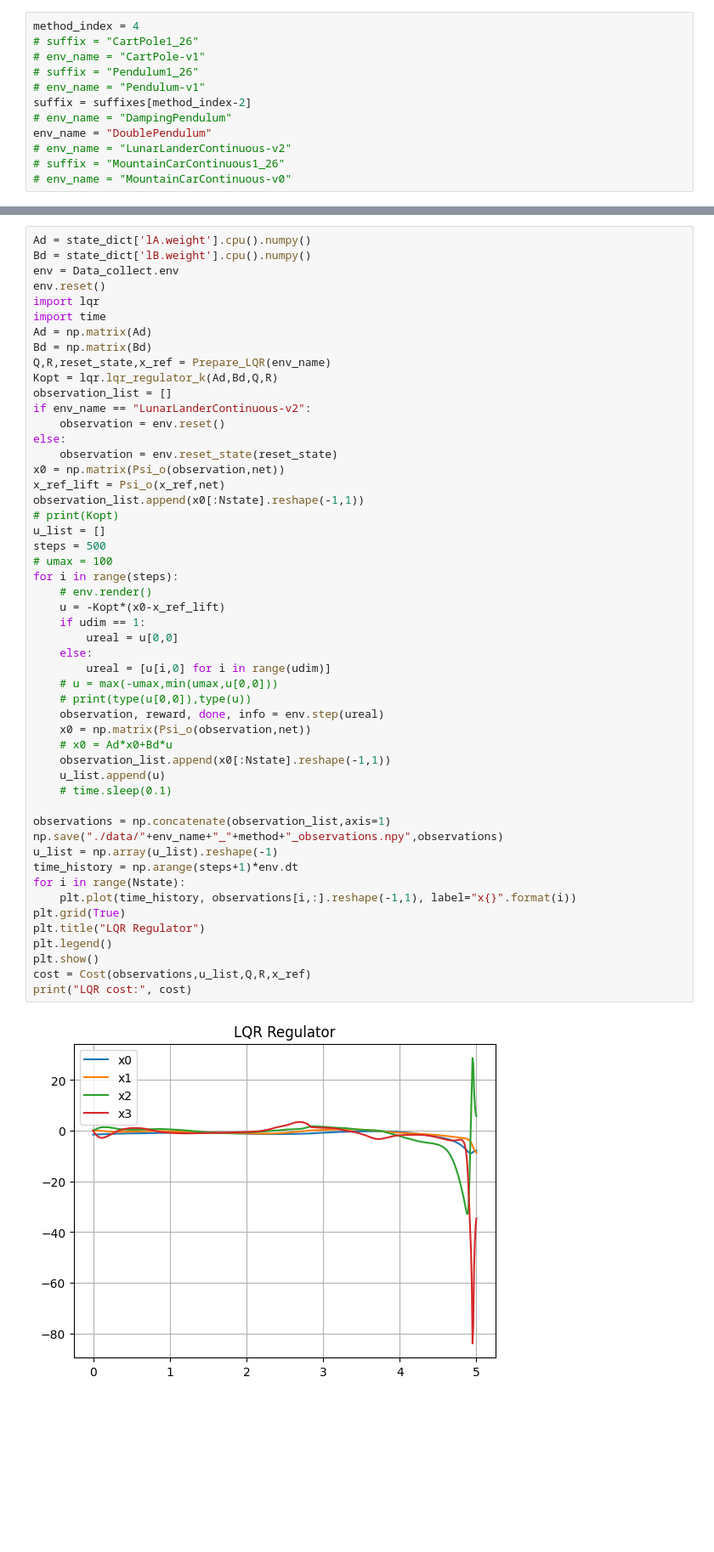
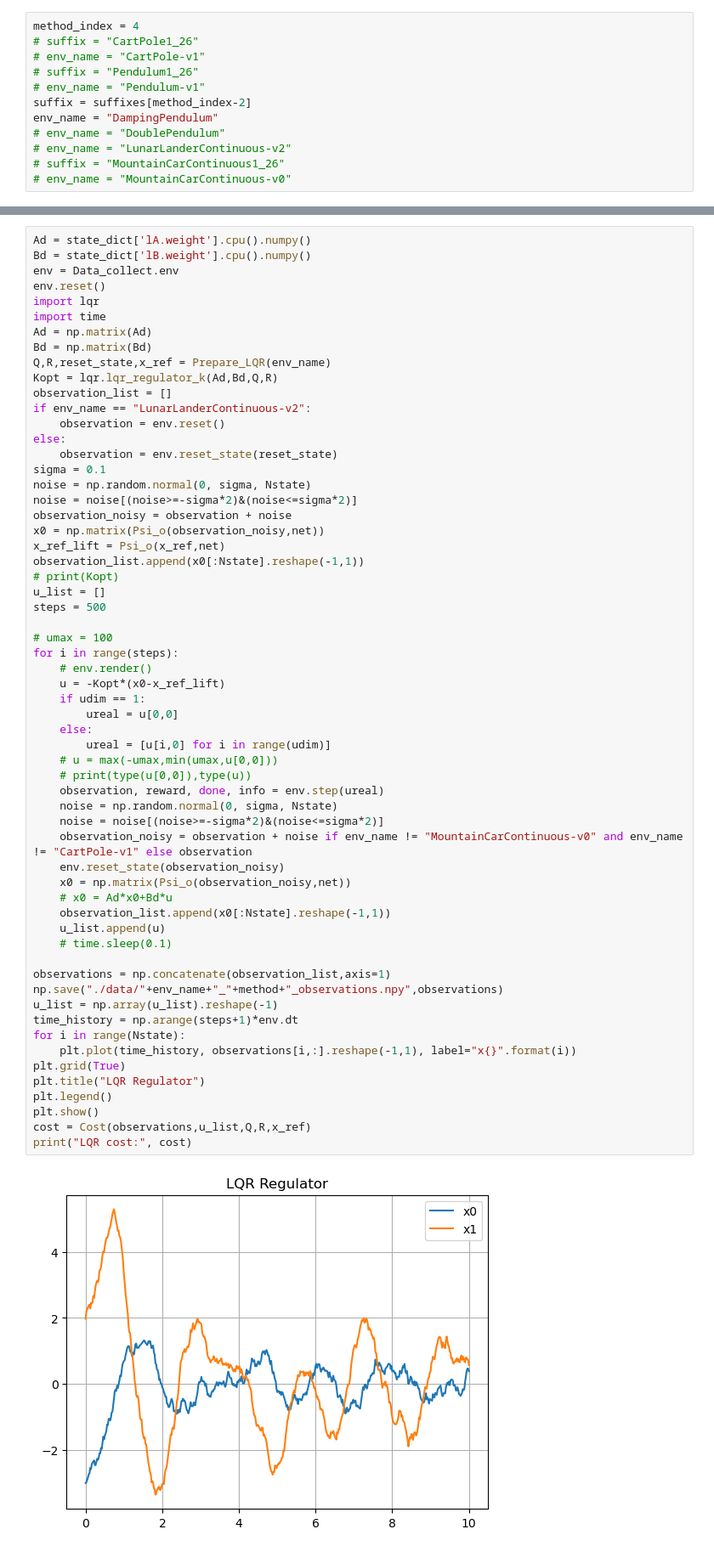
Before and after one commit to xyrrrrrrrr/RKVAE, a Jupyter notebook: control/Control_KoopmanU.ipynb, the cells around one changed output, grey strips where cells are left out. Shown at 85% size. Saved outputs shown, nothing was run; the diff lists cells and outputs as text; blank space fills up the shorter version.

```diff
--- a/control/Control_KoopmanU.ipynb
+++ b/control/Control_KoopmanU.ipynb
@@ -32,8 +32,8 @@ method_index = 4
 # suffix = "Pendulum1_26"
 # env_name = "Pendulum-v1"
 suffix = suffixes[method_index-2]
-# env_name = "DampingPendulum"
-env_name = "DoublePendulum"
+env_name = "DampingPendulum"
+# env_name = "DoublePendulum"
 # env_name = "LunarLanderContinuous-v2"
 # suffix = "MountainCarContinuous1_26"
 # env_name = "MountainCarContinuous-v0"
@@ -330,40 +330,49 @@ if env_name == "LunarLanderContinuous-v2":
     observation = env.reset()
 else:
     observation = env.reset_state(reset_state)
-x0 = np.matrix(Psi_o(observation,net))
+sigma = 0.1
+noise = np.random.normal(0, sigma, Nstate)
+noise = noise[(noise>=-sigma*2)&(noise<=sigma*2)]
+observation_noisy = observation + noise
+x0 = np.matrix(Psi_o(observation_noisy,net))
 x_ref_lift = Psi_o(x_ref,net)
 observation_list.append(x0[:Nstate].reshape(-1,1))
 # print(Kopt)
 u_list = []
 steps = 500
+
 # umax = 100
 for i in range(steps):
     # env.render()
     u = -Kopt*(x0-x_ref_lift)
     if udim == 1:
         ureal = u[0,0]
     else:
         ureal = [u[i,0] for i in range(udim)]
     # u = max(-umax,min(umax,u[0,0]))
     # print(type(u[0,0]),type(u))
     observation, reward, done, info = env.step(ureal)
-    x0 = np.matrix(Psi_o(observation,net))
+    noise = np.random.normal(0, sigma, Nstate)
+    noise = noise[(noise>=-sigma*2)&(noise<=sigma*2)]
+    observation_noisy = observation + noise if env_name != "MountainCarContinuous-v0" and env_name != "CartPole-v1" else observation
+    env.reset_state(observation_noisy)
+    x0 = np.matrix(Psi_o(observation_noisy,net))
     # x0 = Ad*x0+Bd*u
     observation_list.append(x0[:Nstate].reshape(-1,1))
     u_list.append(u)
     # time.sleep(0.1)
 
 observations = np.concatenate(observation_list,axis=1)
 np.save("./data/"+env_name+"_"+method+"_observations.npy",observations)
 u_list = np.array(u_list).reshape(-1)
 time_history = np.arange(steps+1)*env.dt
 for i in range(Nstate):
     plt.plot(time_history, observations[i,:].reshape(-1,1), label="x{}".format(i))
 plt.grid(True)
 plt.title("LQR Regulator")
 plt.legend()
 plt.show()
 cost = Cost(observations,u_list,Q,R,x_ref)
 print("LQR cost:", cost)
 # %% [output]
-[figure, old version]
+[figure, new version]
```
Also changed, not shown: parts of 3 cells of this notebook, 9 other files.
